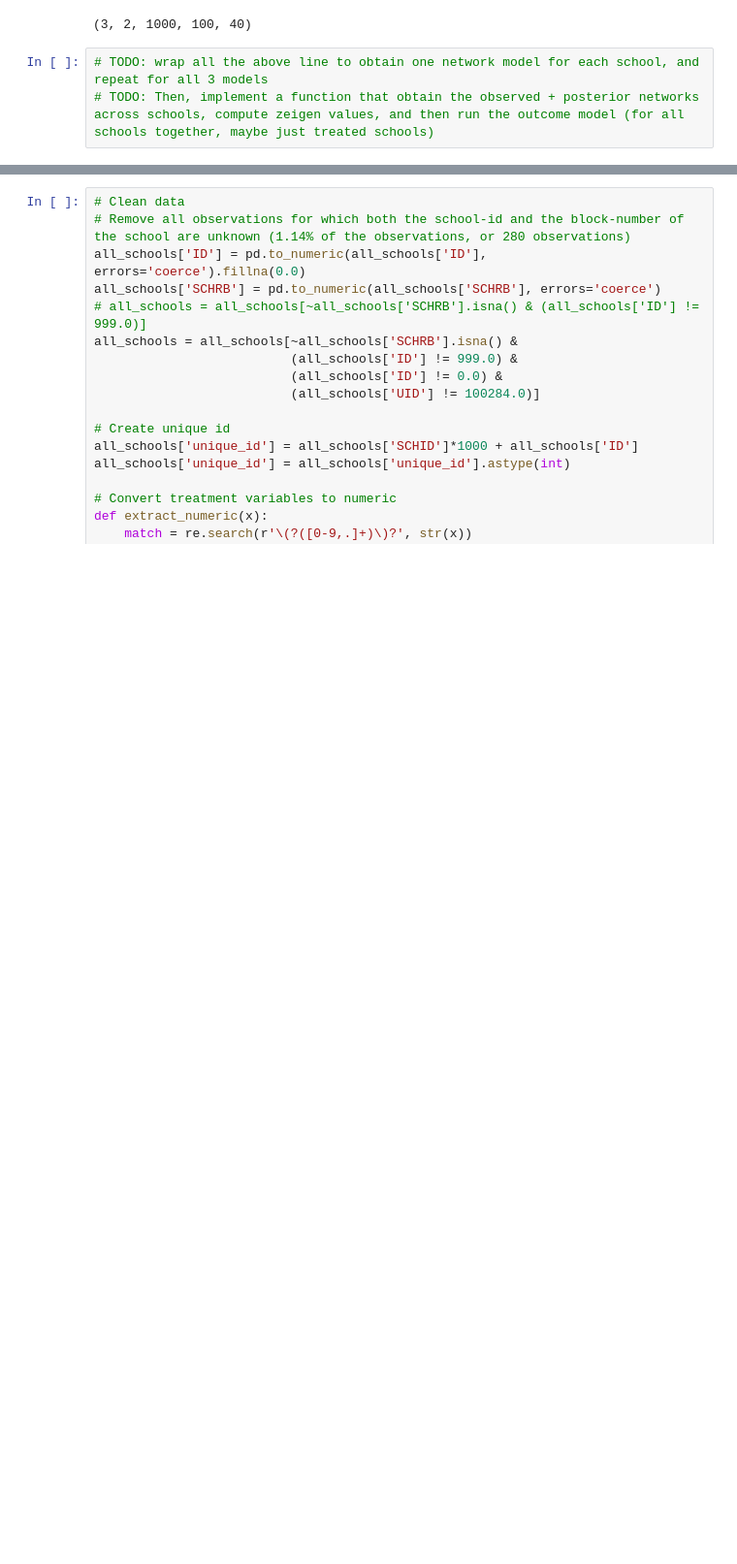
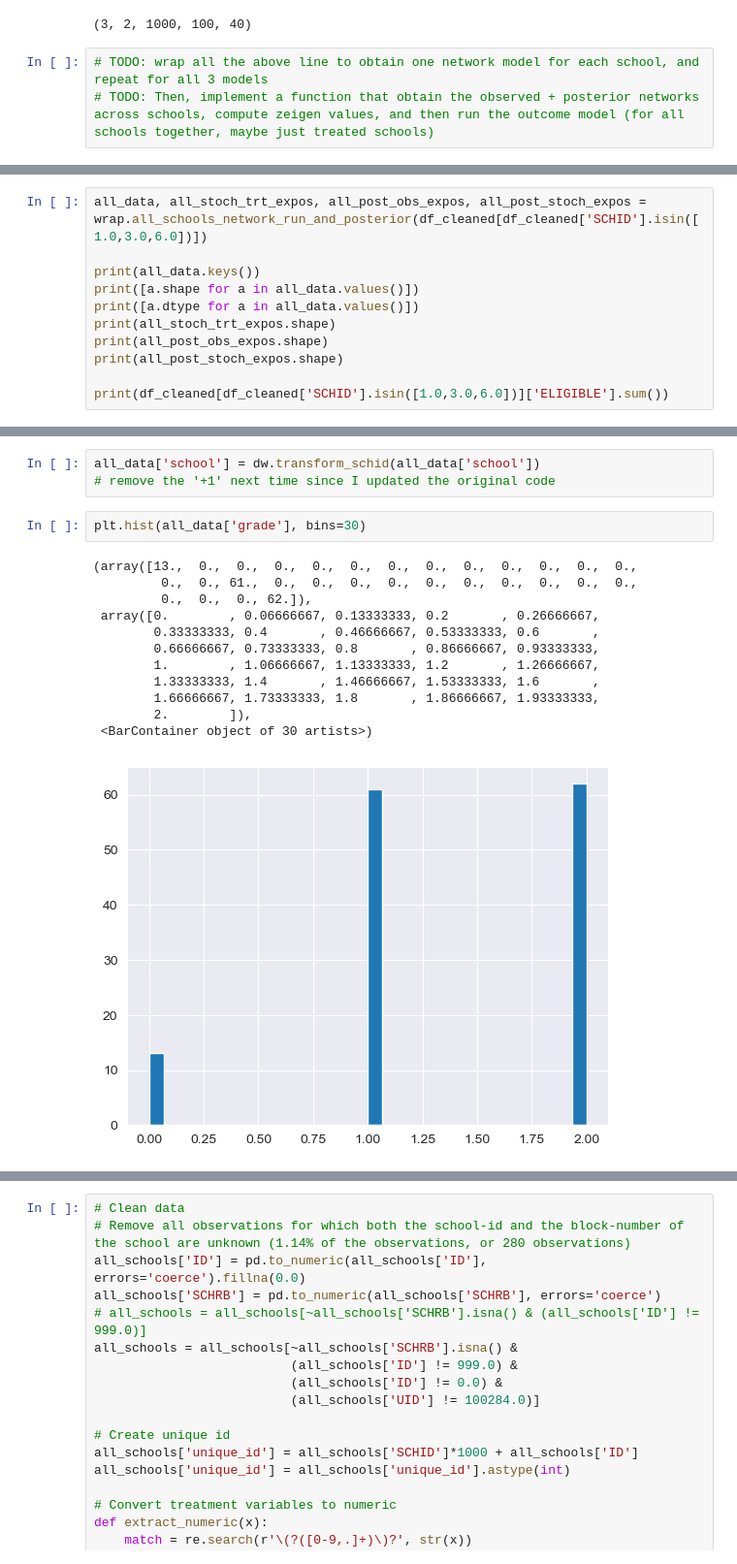
Before and after one commit to barwein/BayesProxyNets, a Jupyter notebook: Data/Palluck_et_al/Data_analysis.ipynb, the cells around one changed output, grey strips where cells are left out. Shown at 97% size. Cells and saved outputs as stored; diff of their text form; blank space fills up the shorter version.

```diff
--- a/Data/Palluck_et_al/Data_analysis.ipynb
+++ b/Data/Palluck_et_al/Data_analysis.ipynb
@@ -301,0 +344,11 @@ dict_keys(['X', 'school', 'grade', 'trts', 'sch_trts', 'exposures', 'Y'])
+# %%
+all_data, all_stoch_trt_expos, all_post_obs_expos, all_post_stoch_expos = wrap.all_schools_network_run_and_posterior(df_cleaned[df_cleaned['SCHID'].isin([1.0,3.0,6.0])])
+
+print(all_data.keys())
+print([a.shape for a in all_data.values()])
+print([a.dtype for a in all_data.values()])
+print(all_stoch_trt_expos.shape)
+print(all_post_obs_expos.shape)
+print(all_post_stoch_expos.shape)
+
+print(df_cleaned[df_cleaned['SCHID'].isin([1.0,3.0,6.0])]['ELIGIBLE'].sum())
@@ -301,0 +389,18 @@ dict_keys(['X', 'school', 'grade', 'trts', 'sch_trts', 'exposures', 'Y'])
+# %%
+all_data['school'] = dw.transform_schid(all_data['school'])
+# remove the '+1' next time since I updated the original code
+# %%
+plt.hist(all_data['grade'], bins=30)
+# %% [output]
+(array([13.,  0.,  0.,  0.,  0.,  0.,  0.,  0.,  0.,  0.,  0.,  0.,  0.,
+         0.,  0., 61.,  0.,  0.,  0.,  0.,  0.,  0.,  0.,  0.,  0.,  0.,
+         0.,  0.,  0., 62.]),
+ array([0.        , 0.06666667, 0.13333333, 0.2       , 0.26666667,
+        0.33333333, 0.4       , 0.46666667, 0.53333333, 0.6       ,
+        0.66666667, 0.73333333, 0.8       , 0.86666667, 0.93333333,
+        1.        , 1.06666667, 1.13333333, 1.2       , 1.26666667,
+        1.33333333, 1.4       , 1.46666667, 1.53333333, 1.6       ,
+        1.66666667, 1.73333333, 1.8       , 1.86666667, 1.93333333,
+        2.        ]),
+ <BarContainer object of 30 artists>)
+[figure, added]
```
Also changed, not shown: parts of 14 cells of this notebook, 3 other files.
